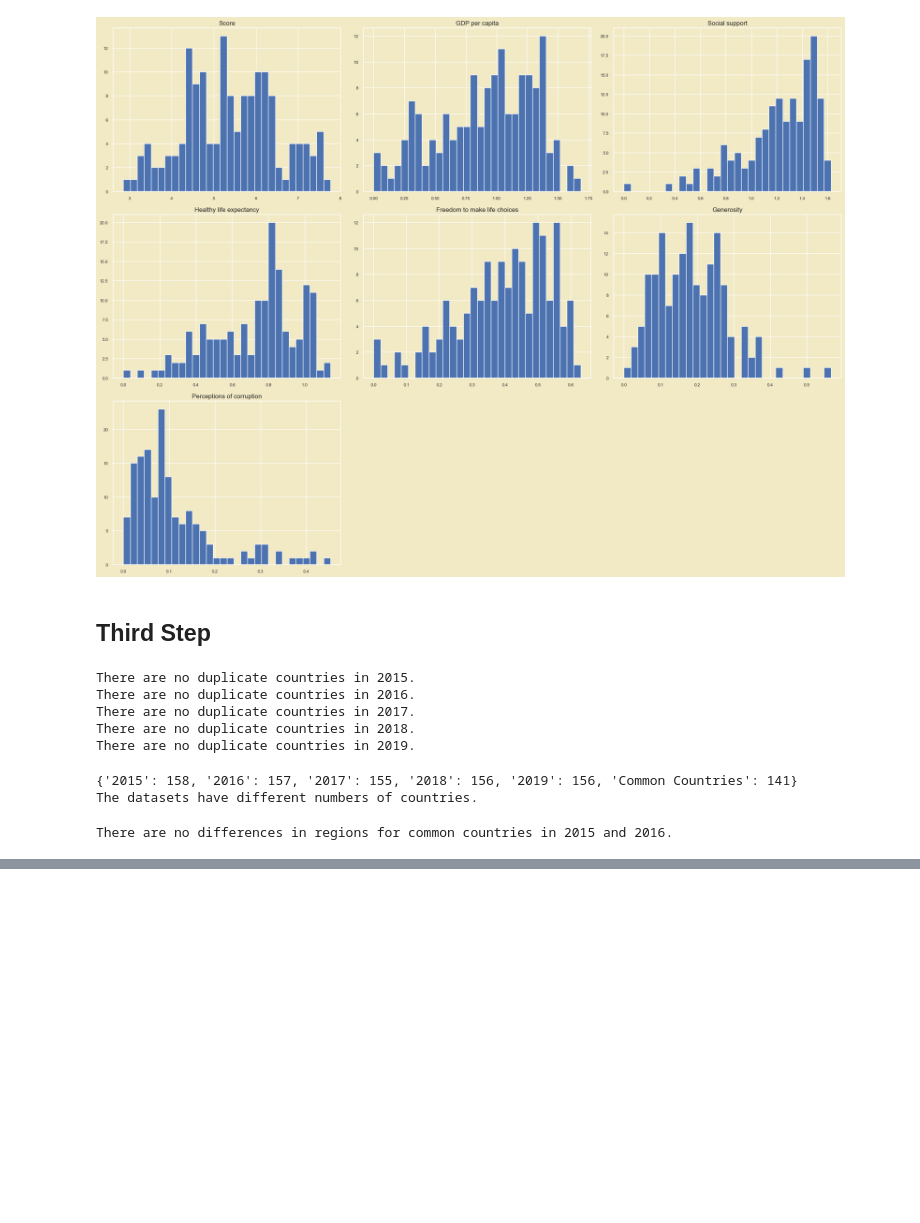
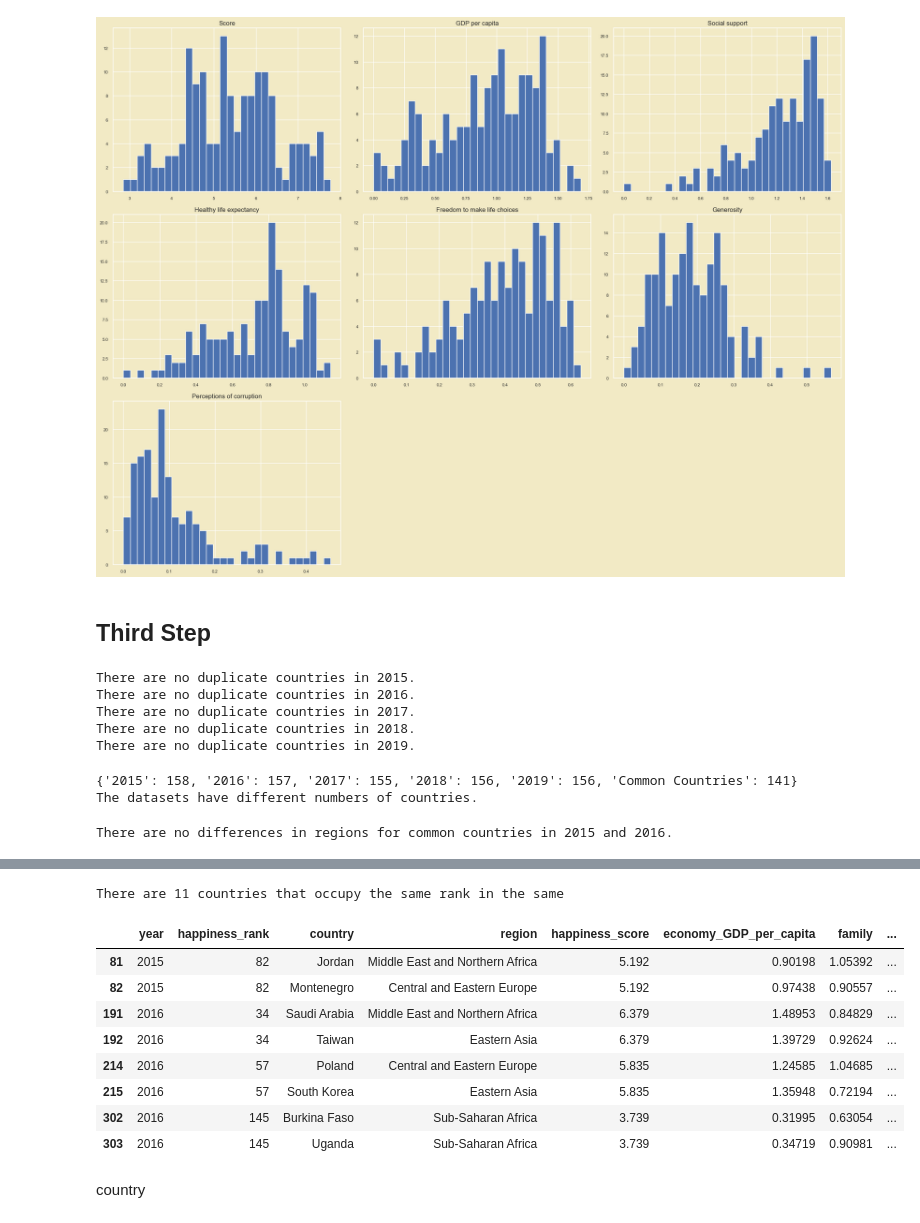
Before and after one commit to Juananalv205/Workshop-003-ETL, a Jupyter notebook: notebooks/000_EDA.ipynb, the cells around one changed output, grey strips where cells are left out. Saved outputs shown, nothing was run; the diff lists cells and outputs as text; code cells hidden in the pictures; blank space fills up the shorter version.

```diff
--- a/notebooks/000_EDA.ipynb
+++ b/notebooks/000_EDA.ipynb
@@ -692,0 +726,6 @@ columns_df
+# %%
+#concatenamos los datasets
+#especificamos el orden de las columnas
+
+concat_column_order = ['year','happiness_rank','country','region','happiness_score','economy_GDP_per_capita','family','health_life_expectancy','freedom','government_corruption','generosity']
+df_concat = pd.concat([data_2015[concat_column_order], data_2016[concat_column_order], data_2017[concat_column_order], data_2018[concat_column_order], data_2019[concat_column_order]], ignore_index=True)
@@ -692,0 +776,21 @@ columns_df
+# %%
+# Diccionario para asignar manualmente las regiones de los países faltantes
+regiones_manual = {
+    'Taiwan Province of China': 'Eastern Asia',
+    'Hong Kong S.A.R., China': 'Eastern Asia',
+    'Trinidad & Tobago': 'Latin America and Caribbean',
+    'Northern Cyprus': 'Middle East and Northern Africa',
+    'North Macedonia': 'Central and Eastern Europe',
+    'Gambia': 'Sub-Saharan Africa'
+}
+
+# Asignar las regiones a los países faltantes
+df_concat['region'] = df_concat.apply(
+    lambda row: regiones_manual.get(row['country'], row['region']),
+    axis=1
+)
+
+# Verificar si hay países que todavía no tienen región asignada
+paises_sin_region_actualizado = df_concat[df_concat['region'].isna()]['country'].unique()
+print("Countries with no region assigned after manual update:")
+print(paises_sin_region_actualizado)
@@ -692,0 +889,23 @@ columns_df
+# %%
+# Filter rows where 'happiness_rank' is duplicated within each 'year'
+duplicates = df_concat[df_concat.duplicated(subset=['year', 'happiness_rank'], keep=False)]
+
+# Sort the results by 'year' and 'happiness_rank' for better clarity in identifying duplicates
+duplicates_sorted = duplicates.sort_values(by=['year', 'happiness_rank'])
+
+# Display the sorted duplicates
+print(f"There are {duplicates_sorted.shape[1]} countries that occupy the same rank in the same")
+duplicates_sorted
+# %% [output]
+There are 11 countries that occupy the same rank in the same
+|  | year | happiness_rank | country | region | happiness_score | economy_GDP_per_capita | family | ... |
+| 81 | 2015 | 82 | Jordan | Middle East and Northern Africa | 5.192 | 0.90198 | 1.05392 | ... |
+| 82 | 2015 | 82 | Montenegro | Central and Eastern Europe | 5.192 | 0.97438 | 0.90557 | ... |
+| 191 | 2016 | 34 | Saudi Arabia | Middle East and Northern Africa | 6.379 | 1.48953 | 0.84829 | ... |
+| 192 | 2016 | 34 | Taiwan | Eastern Asia | 6.379 | 1.39729 | 0.92624 | ... |
+| 214 | 2016 | 57 | Poland | Central and Eastern Europe | 5.835 | 1.24585 | 1.04685 | ... |
+| 215 | 2016 | 57 | South Korea | Eastern Asia | 5.835 | 1.35948 | 0.72194 | ... |
+| 302 | 2016 | 145 | Burkina Faso | Sub-Saharan Africa | 3.739 | 0.31995 | 0.63054 | ... |
+| 303 | 2016 | 145 | Uganda | Sub-Saharan Africa | 3.739 | 0.34719 | 0.90981 | ... |
+# %% [markdown]
+country
```
Also changed, not shown: parts of 28 cells of this notebook.
